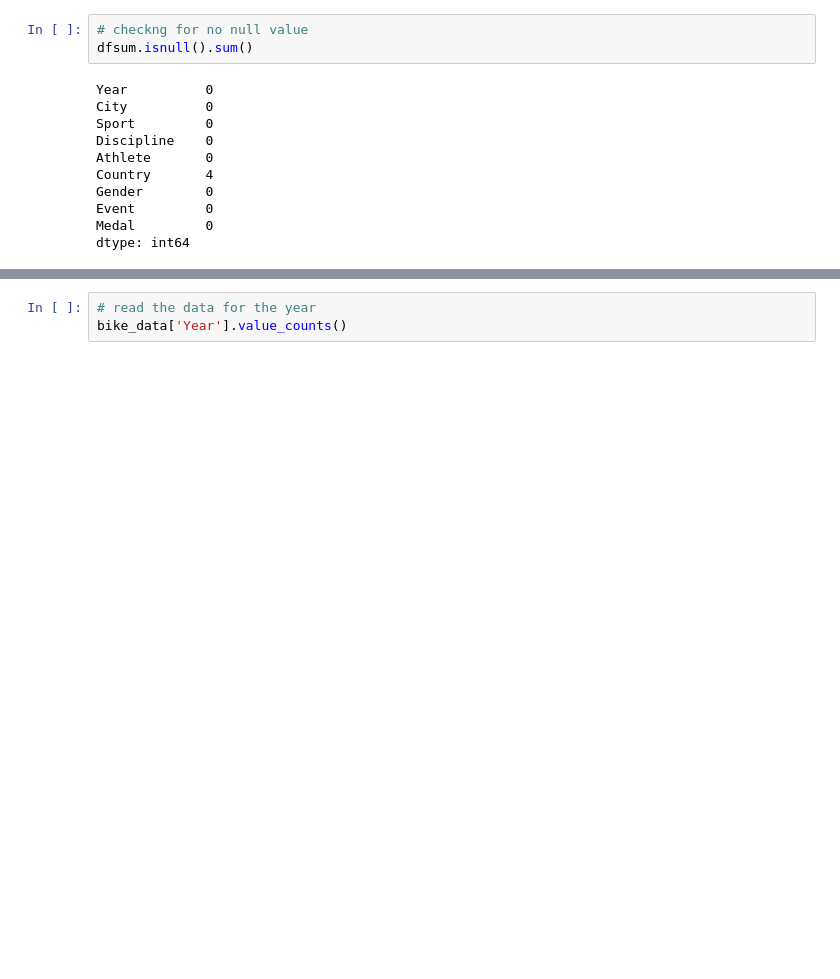
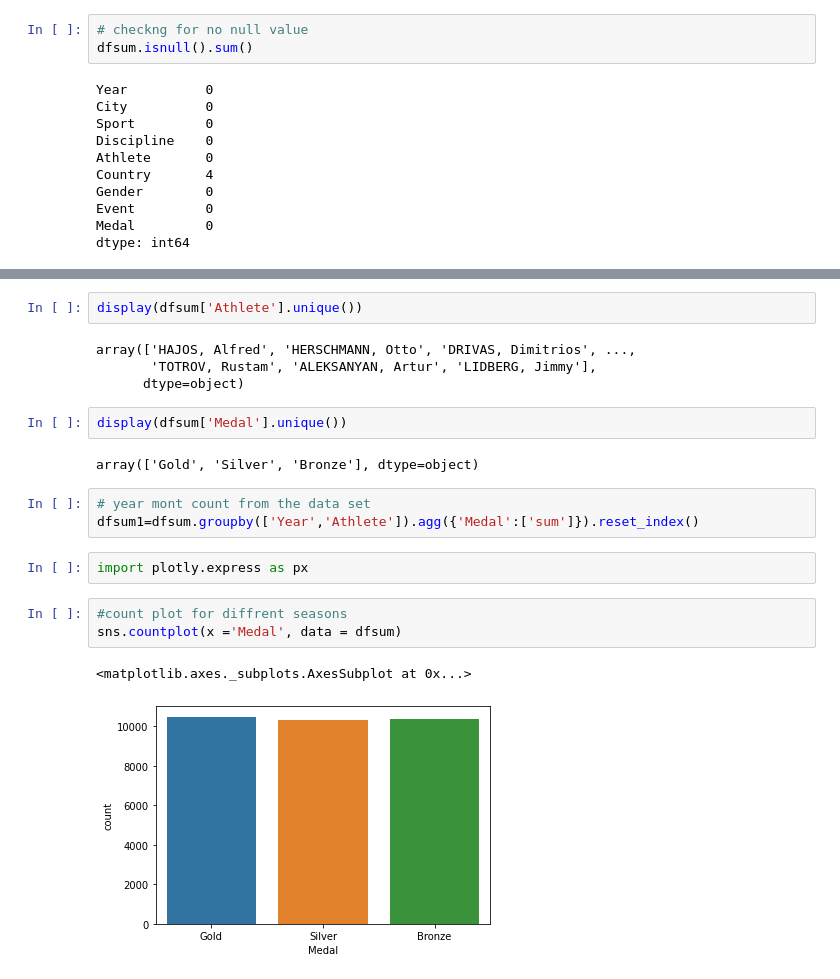
Before and after one commit to Creatrohit9/OLYMPIC-ANALYSIS, a Jupyter notebook: Olympic_Analysis_by_Rohit_bhadauriya_2022.ipynb, the cells around one changed output, grey strips where cells are left out. Saved outputs shown, nothing was run; the diff lists cells and outputs as text; blank space fills up the shorter version.

```diff
--- a/Olympic_Analysis_by_Rohit_bhadauriya_2022.ipynb
+++ b/Olympic_Analysis_by_Rohit_bhadauriya_2022.ipynb
@@ -225,3 +243,21 @@ for col in categ_features:
-# %%
-# read the data for the year
-bike_data['Year'].value_counts()
+# %%
+display(dfsum['Athlete'].unique())
+# %% [output]
+array(['HAJOS, Alfred', 'HERSCHMANN, Otto', 'DRIVAS, Dimitrios', ...,
+       'TOTROV, Rustam', 'ALEKSANYAN, Artur', 'LIDBERG, Jimmy'],
+      dtype=object)
+# %%
+display(dfsum['Medal'].unique())
+# %% [output]
+array(['Gold', 'Silver', 'Bronze'], dtype=object)
+# %%
+# year mont count from the data set
+dfsum1=dfsum.groupby(['Year','Athlete']).agg({'Medal':['sum']}).reset_index()
+# %%
+import plotly.express as px
+# %%
+#count plot for diffrent seasons
+sns.countplot(x ='Medal', data = dfsum)
+# %% [output]
+<matplotlib.axes._subplots.AxesSubplot at 0x...>
+[figure, added]
```
Also changed, not shown: parts of 6 cells of this notebook.
